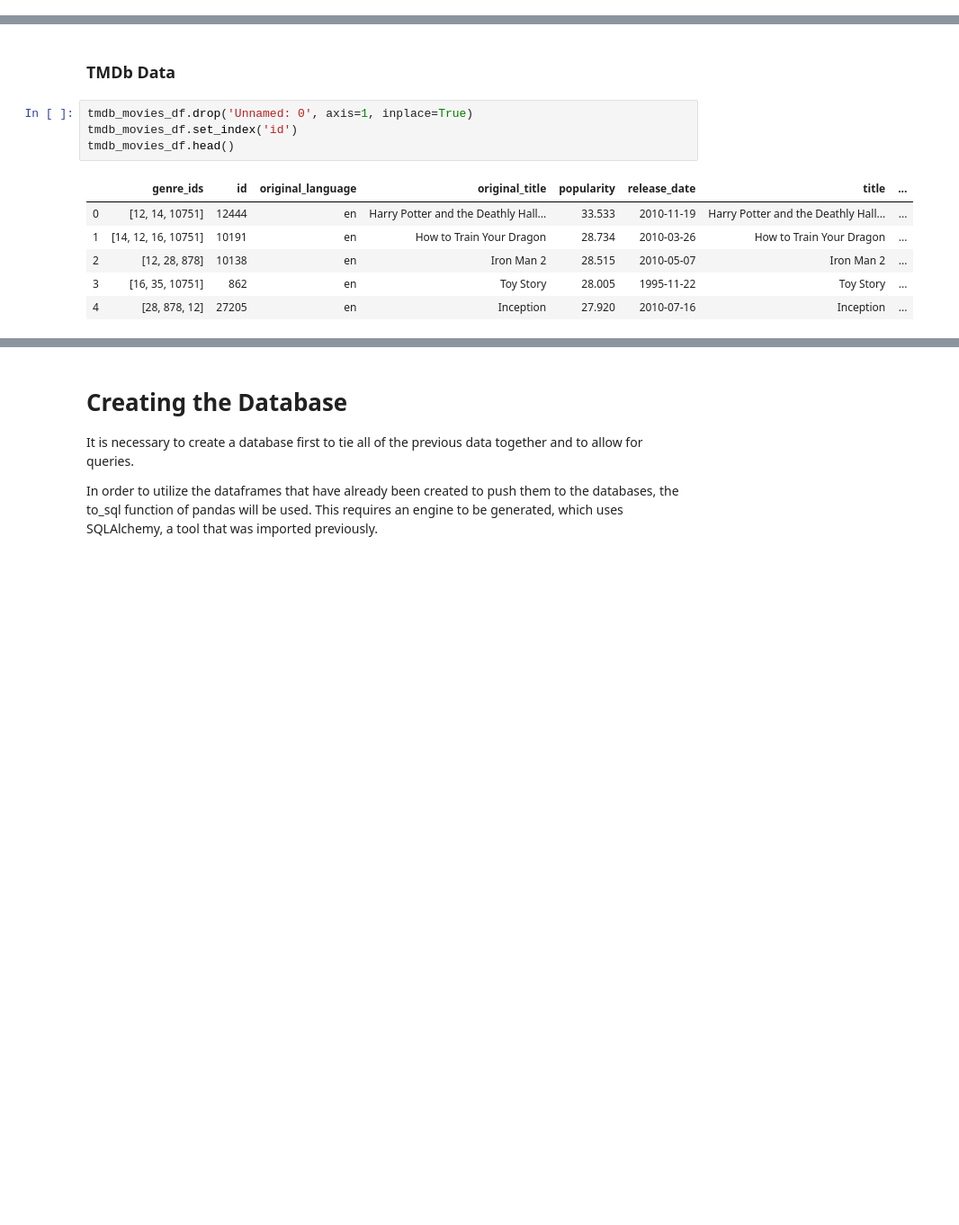
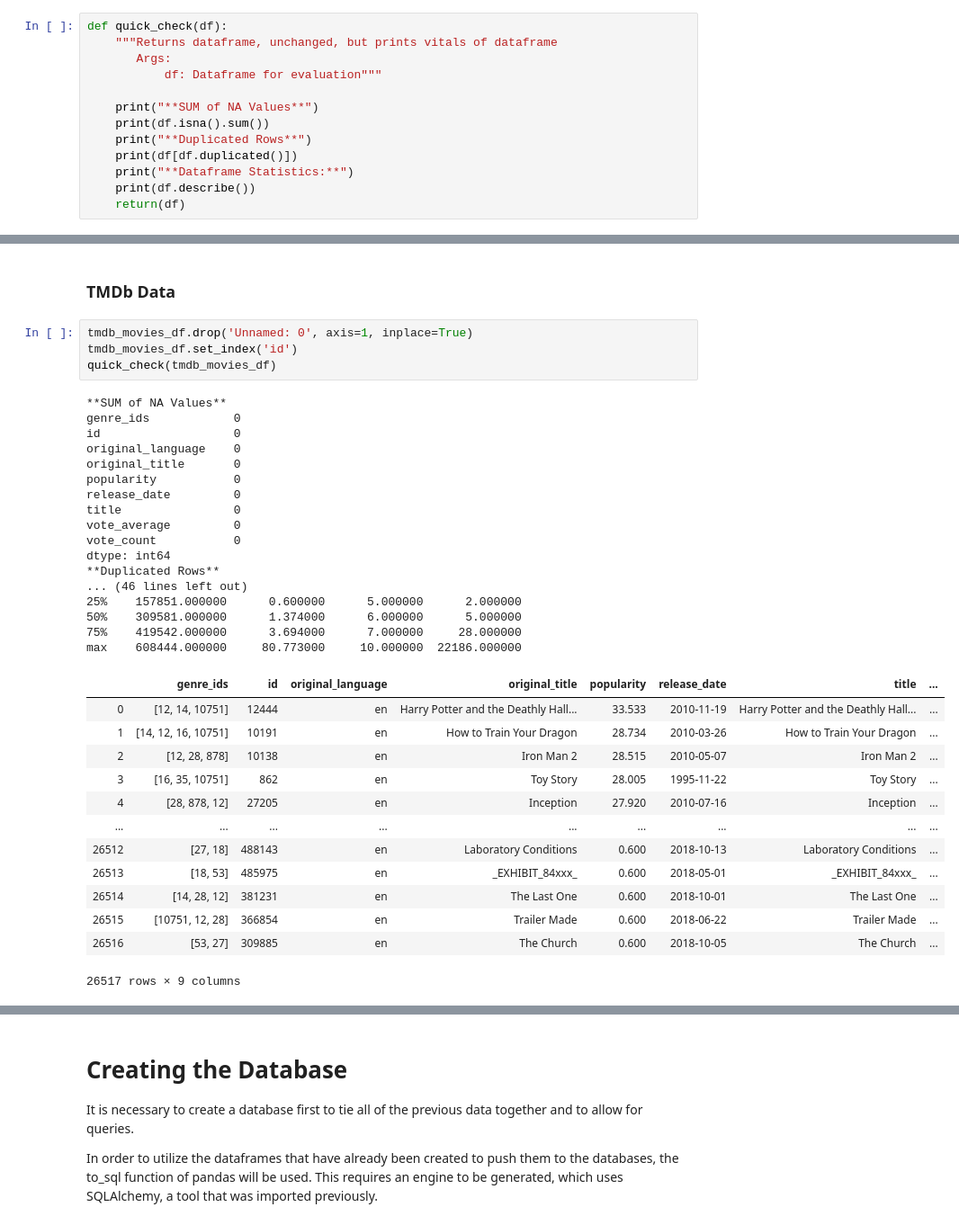
Before and after one commit to cam-benfield/EDA-Project, a Jupyter notebook: student.ipynb, the cells around one changed output, grey strips where cells are left out. Shown at 90% size. Drawn from its saved outputs; the diff is of its cells as text; blank space fills up the shorter version.

```diff
--- a/student.ipynb
+++ b/student.ipynb
@@ -89,0 +81,13 @@ def column_type_changer(column, df):
+# %%
+def quick_check(df):
+    """Returns dataframe, unchanged, but prints vitals of dataframe
+       Args:
+           df: Dataframe for evaluation"""
+
+    print("**SUM of NA Values**")
+    print(df.isna().sum())
+    print("**Duplicated Rows**")
+    print(df[df.duplicated()])
+    print("**Dataframe Statistics:**")
+    print(df.describe())
+    return(df)
@@ -309,11 +598,35 @@ memory usage: 3.3+ MB
 # %%
 tmdb_movies_df.drop('Unnamed: 0', axis=1, inplace=True)
 tmdb_movies_df.set_index('id')
-tmdb_movies_df.head()
+quick_check(tmdb_movies_df)
 # %% [output]
+**SUM of NA Values**
+genre_ids            0
+id                   0
+original_language    0
+original_title       0
+popularity           0
+release_date         0
+title                0
+vote_average         0
+vote_count           0
+dtype: int64
+**Duplicated Rows**
+... (46 lines left out)
+25%    157851.000000      0.600000      5.000000      2.000000
+50%    309581.000000      1.374000      6.000000      5.000000
+75%    419542.000000      3.694000      7.000000     28.000000
+max    608444.000000     80.773000     10.000000  22186.000000
 |  | genre_ids | id | original_language | original_title | popularity | release_date | title | ... |
 | 0 | [12, 14, 10751] | 12444 | en | Harry Potter and the Deathly Hall... | 33.533 | 2010-11-19 | Harry Potter and the Deathly Hall... | ... |
 | 1 | [14, 12, 16, 10751] | 10191 | en | How to Train Your Dragon | 28.734 | 2010-03-26 | How to Train Your Dragon | ... |
 | 2 | [12, 28, 878] | 10138 | en | Iron Man 2 | 28.515 | 2010-05-07 | Iron Man 2 | ... |
 | 3 | [16, 35, 10751] | 862 | en | Toy Story | 28.005 | 1995-11-22 | Toy Story | ... |
 | 4 | [28, 878, 12] | 27205 | en | Inception | 27.920 | 2010-07-16 | Inception | ... |
+| ... | ... | ... | ... | ... | ... | ... | ... | ... |
+| 26512 | [27, 18] | 488143 | en | Laboratory Conditions | 0.600 | 2018-10-13 | Laboratory Conditions | ... |
+| 26513 | [18, 53] | 485975 | en | _EXHIBIT_84xxx_ | 0.600 | 2018-05-01 | _EXHIBIT_84xxx_ | ... |
+| 26514 | [14, 28, 12] | 381231 | en | The Last One | 0.600 | 2018-10-01 | The Last One | ... |
+| 26515 | [10751, 12, 28] | 366854 | en | Trailer Made | 0.600 | 2018-06-22 | Trailer Made | ... |
+| 26516 | [53, 27] | 309885 | en | The Church | 0.600 | 2018-10-05 | The Church | ... |
+26517 rows × 9 columns
```
Also changed, not shown: parts of 63 cells of this notebook, 1 other file.
